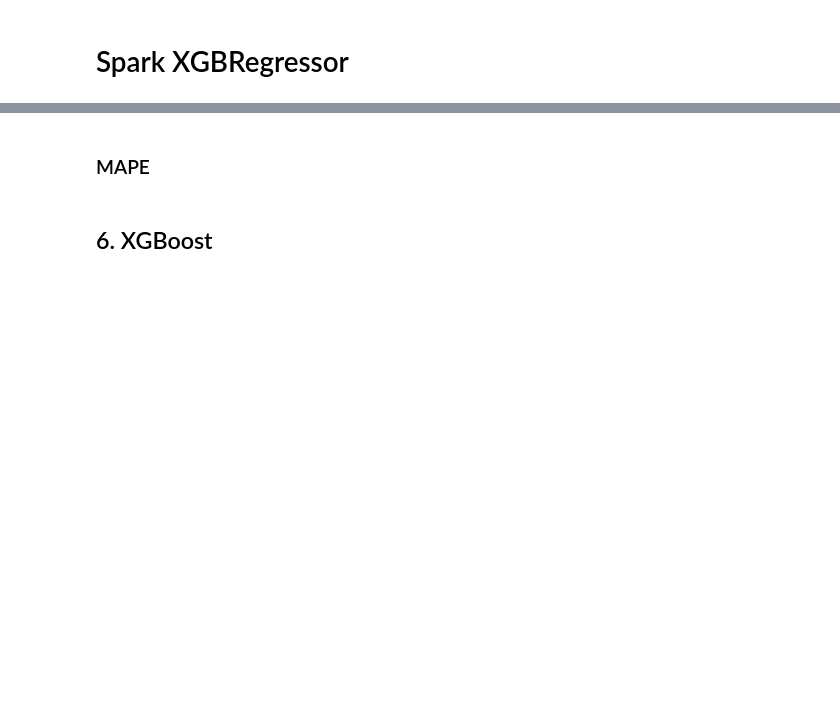
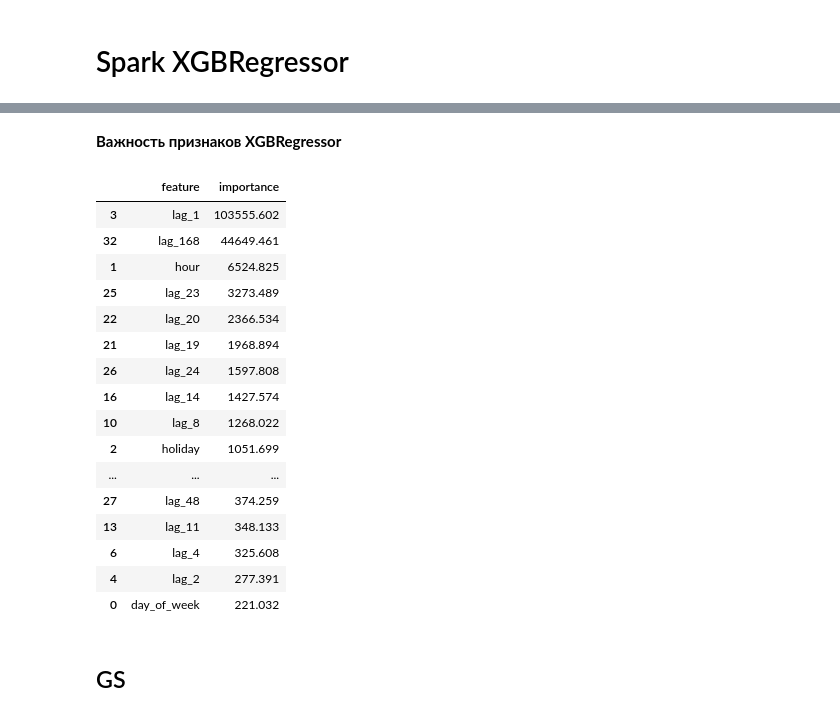
Before and after one commit to suartDS/predicting-number-required-taxis-time-series, a Jupyter notebook: timeseries-value-of-taxi-redict-by-community-area.ipynb, the cells around one changed output, grey strips where cells are left out. Drawn from its saved outputs; the diff is of its cells as text; code cells hidden in the pictures; blank space fills up the shorter version.

```diff
--- a/timeseries-value-of-taxi-redict-by-community-area.ipynb
+++ b/timeseries-value-of-taxi-redict-by-community-area.ipynb
@@ -1139,2 +943,26 @@ a.withColumn('Result', sum_cols('A', 'B')).show()
+# %% [markdown]
+**Важность признаков XGBRegressor**
+# %%
+pd.DataFrame({'feature': feature_list,
+              'importance': model_xgb.get_booster().get_score(importance_type='gain').values()
+             }).sort_values(by='importance', ascending=False)
+# %% [output]
+|  | feature | importance |
+| 3 | lag_1 | 103555.602 |
+| 32 | lag_168 | 44649.461 |
+| 1 | hour | 6524.825 |
+| 25 | lag_23 | 3273.489 |
+| 22 | lag_20 | 2366.534 |
+| 21 | lag_19 | 1968.894 |
+| 26 | lag_24 | 1597.808 |
+| 16 | lag_14 | 1427.574 |
+| 10 | lag_8 | 1268.022 |
+| 2 | holiday | 1051.699 |
+| ... | ... | ... |
+| 27 | lag_48 | 374.259 |
+| 13 | lag_11 | 348.133 |
+| 6 | lag_4 | 325.608 |
+| 4 | lag_2 | 277.391 |
+| 0 | day_of_week | 221.032 |
 # %% [markdown]
-### MAPE
+## GS
@@ -1152,2 +968,0 @@ df_apply.show()
-# %% [markdown]
-## 6. XGBoost
```
Also changed, not shown: parts of 92 cells of this notebook.
